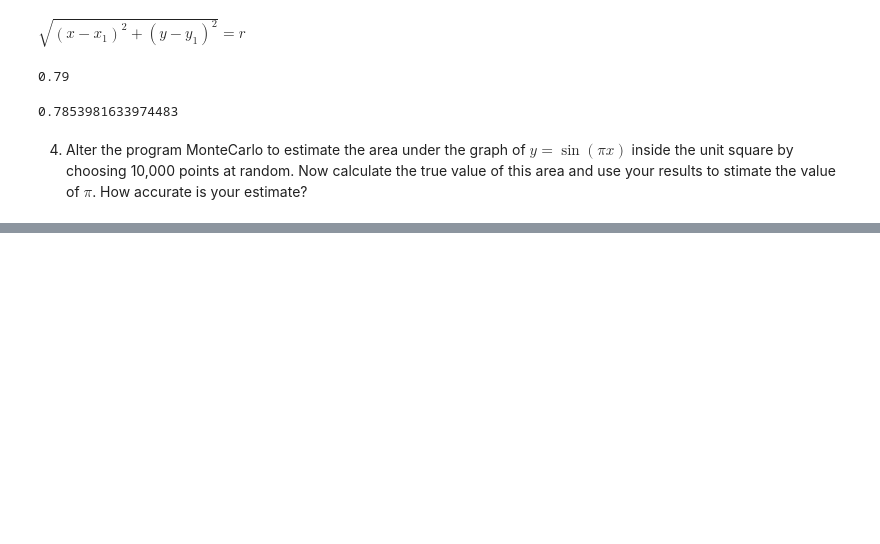
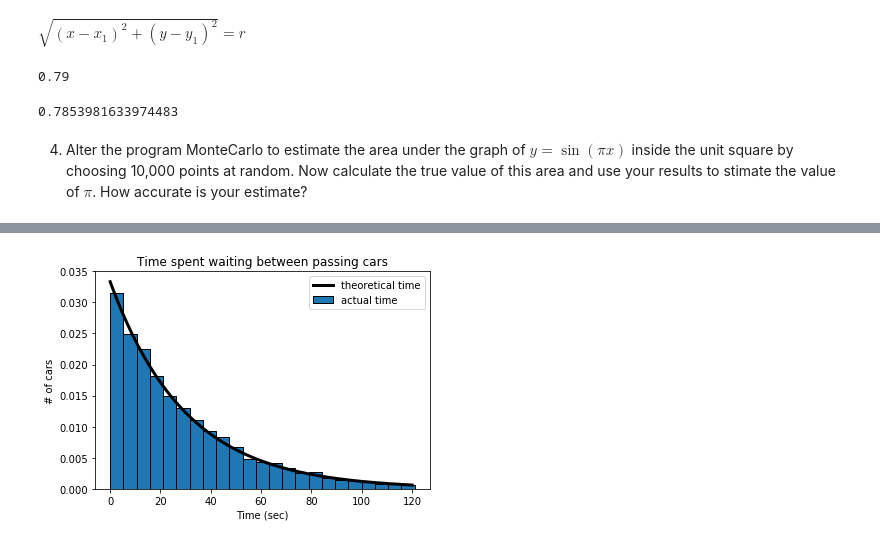
Before and after one commit to tornikeo/Introduction-to-Probability-Snell, a Jupyter notebook: workspace/Chapter 2.ipynb, the cells around one changed output, grey strips where cells are left out. Cells and saved outputs as stored; diff of their text form; code cells hidden in the pictures; blank space fills up the shorter version.

```diff
--- a/workspace/Chapter 2.ipynb
+++ b/workspace/Chapter 2.ipynb
@@ -57,0 +127,21 @@ def
+# %%
+avg_time = 30 # seconds
+lambda_ = 1/avg_time
+rnd = np.random.uniform(size=10000)
+car_times = (-1/lambda_) * np.log(rnd)
+
+x = np.linspace(0, 120, 10000)
+car_times_theory = (1/30) * np.exp(-1/30 * x)
+# %%
+bins = np.linspace(0,120+1,24)
+plt.hist(car_times, bins=bins,
+         density=True, edgecolor='k', label='actual time')
+plt.plot(x, car_times_theory, '-k',
+         linewidth=3,label='theoretical time')
+plt.title("Time spent waiting between passing cars")
+plt.xlabel('Time (sec)')
+plt.ylabel('# of cars')
+plt.legend()
+plt.show()
+# %% [output]
+[figure, added]
```
Also changed, not shown: parts of 9 cells of this notebook.
